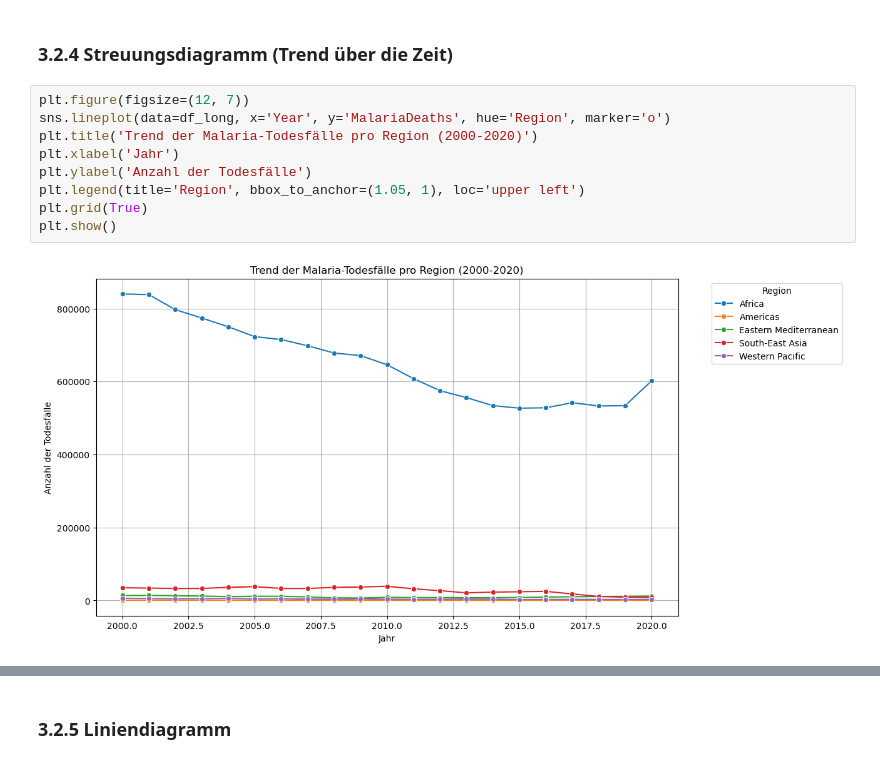
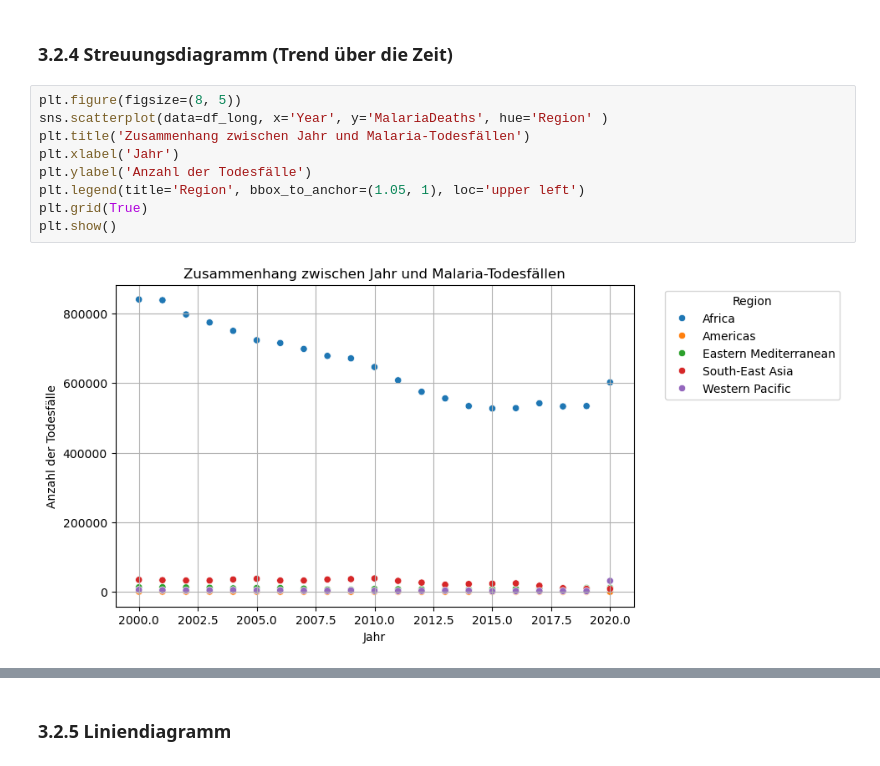
Before and after one commit to kipisha/Informatik-1, a Jupyter notebook: LN_Python_malaria.ipynb, the cells around one changed output, grey strips where cells are left out. Cells and saved outputs as stored; diff of their text form.

```diff
--- a/LN_Python_malaria.ipynb
+++ b/LN_Python_malaria.ipynb
@@ -180,13 +180,13 @@ plt.show()
 # %% [markdown]
 ### **3.2.4 Streuungsdiagramm (Trend über die Zeit)**
 # %%
-plt.figure(figsize=(12, 7))
-sns.lineplot(data=df_long, x='Year', y='MalariaDeaths', hue='Region', marker='o')
-plt.title('Trend der Malaria-Todesfälle pro Region (2000-2020)')
+plt.figure(figsize=(8, 5))
+sns.scatterplot(data=df_long, x='Year', y='MalariaDeaths', hue='Region' )
+plt.title('Zusammenhang zwischen Jahr und Malaria-Todesfällen')
 plt.xlabel('Jahr')
 plt.ylabel('Anzahl der Todesfälle')
 plt.legend(title='Region', bbox_to_anchor=(1.05, 1), loc='upper left')
 plt.grid(True)
 plt.show()
 # %% [output]
-[figure, old version]
+[figure, new version]
```
Also changed, not shown: parts of 4 cells of this notebook.
